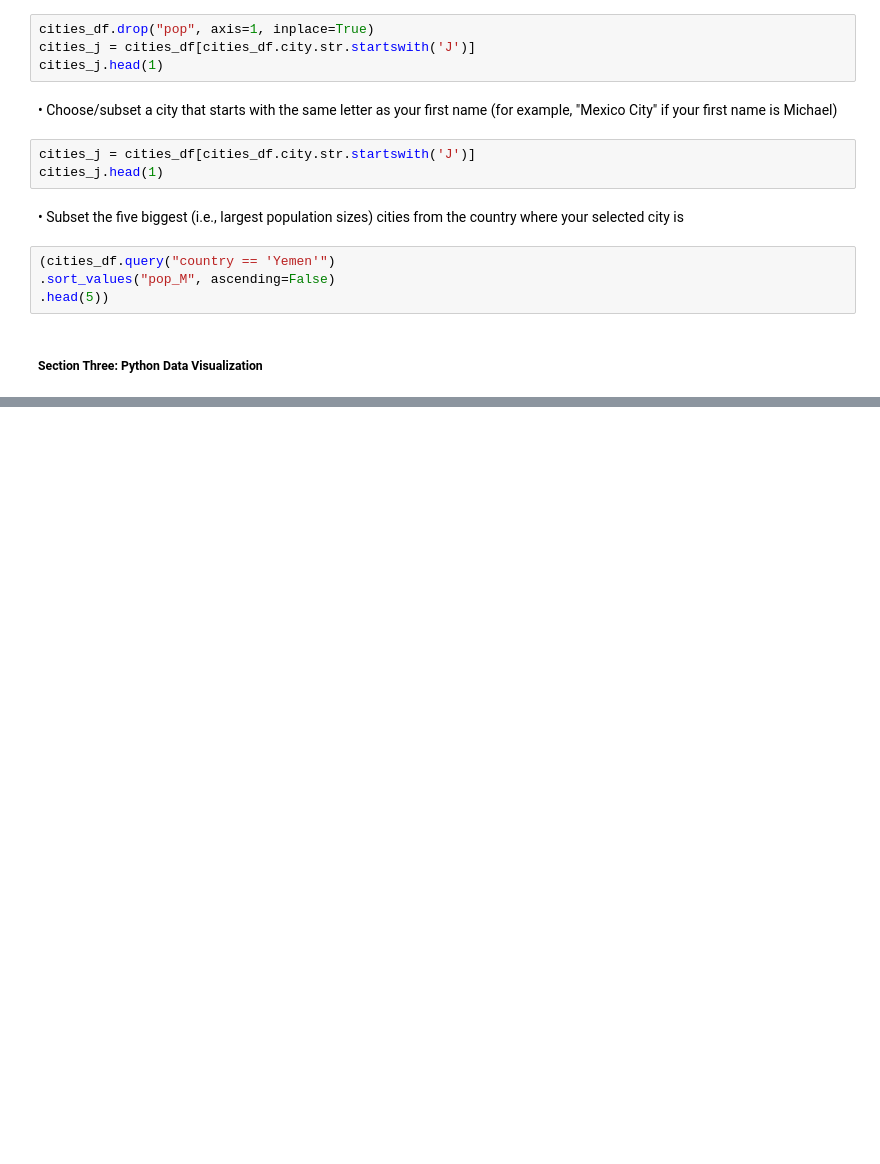
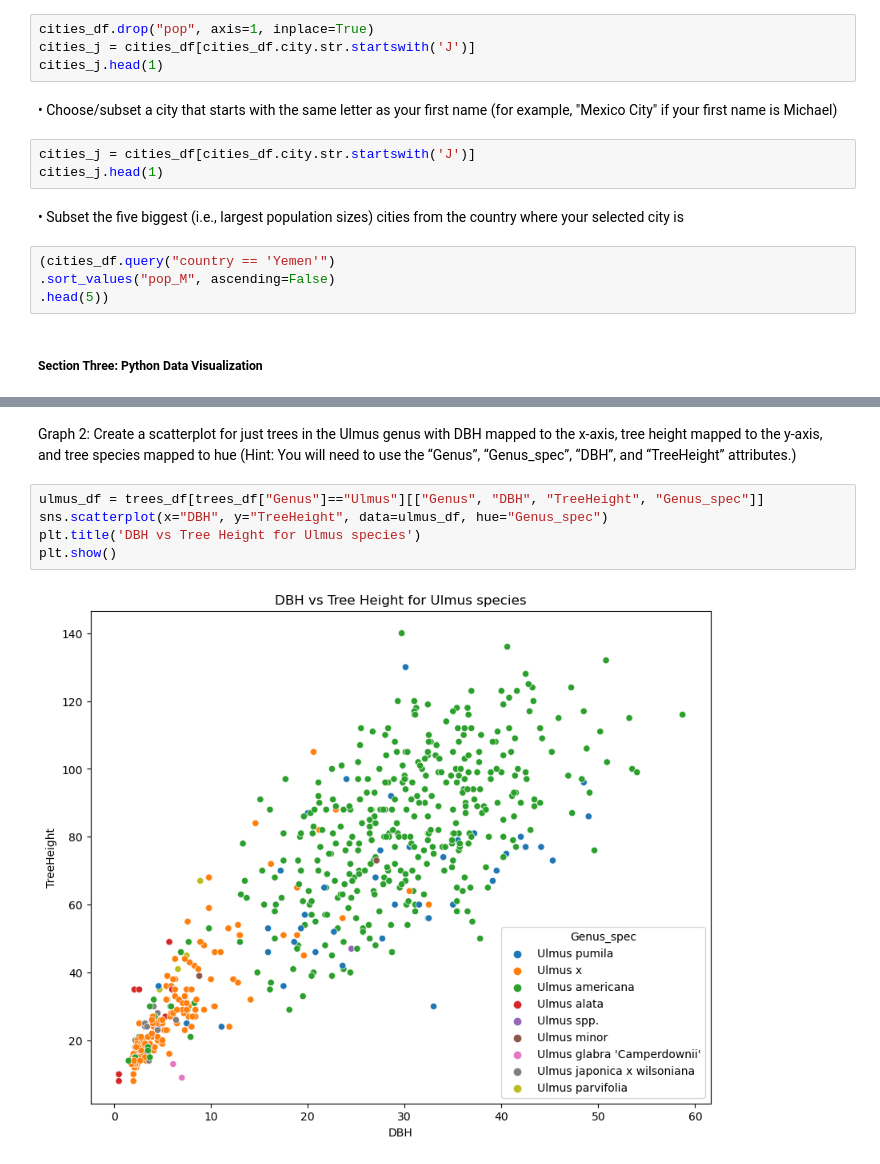
Before and after one commit to Jacktravers81/PY4SA23_Assignment, a Jupyter notebook: PY4SA_assignment.ipynb, the cells around one changed output, grey strips where cells are left out. Saved outputs shown, nothing was run; the diff lists cells and outputs as text; blank space fills up the shorter version.

```diff
--- a/PY4SA_assignment.ipynb
+++ b/PY4SA_assignment.ipynb
@@ -165,0 +184,11 @@ and tree height mapped to the y-axis (Hint: You will need to use the “Genus”
+# %% [markdown]
+Graph 2: Create a scatterplot for just trees in the Ulmus genus with DBH mapped to the x-axis, tree
+height mapped to the y-axis, and tree species mapped to hue (Hint: You will need to use the
+“Genus”, “Genus_spec”, “DBH”, and “TreeHeight” attributes.)
+# %%
+ulmus_df = trees_df[trees_df["Genus"]=="Ulmus"][["Genus", "DBH", "TreeHeight", "Genus_spec"]]
+sns.scatterplot(x="DBH", y="TreeHeight", data=ulmus_df, hue="Genus_spec")
+plt.title('DBH vs Tree Height for Ulmus species')
+plt.show()
+# %% [output]
+[figure, added]
```
Also changed, not shown: parts of 8 cells of this notebook.
